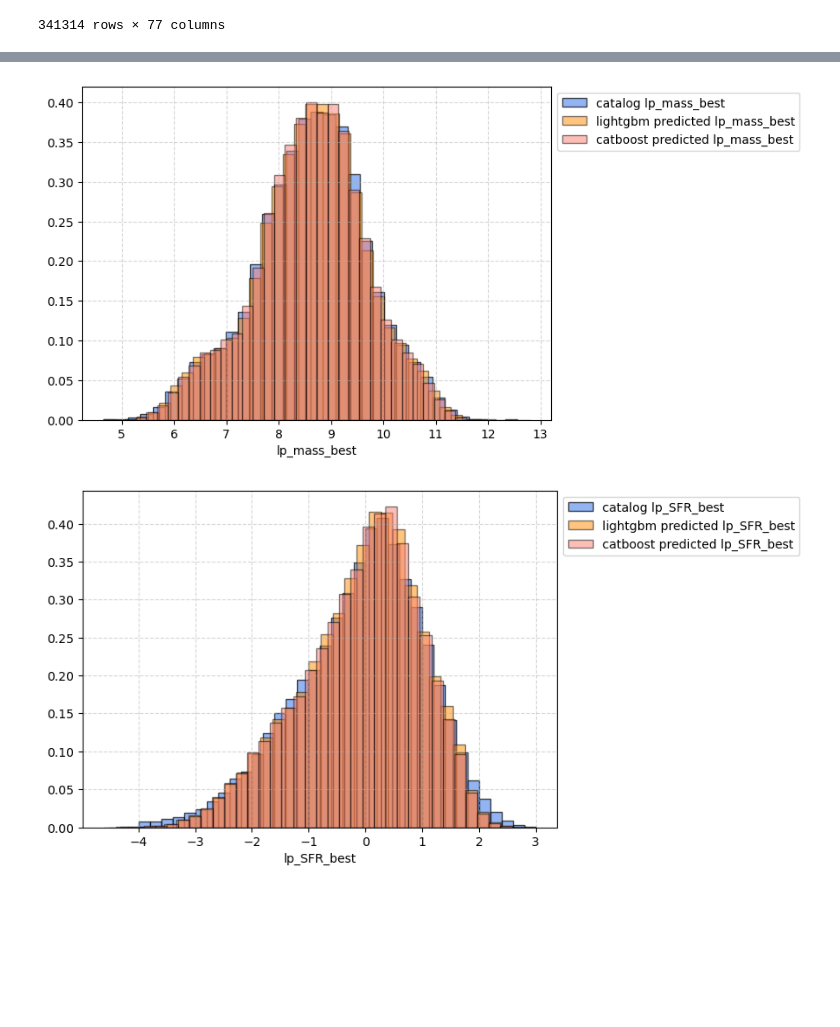
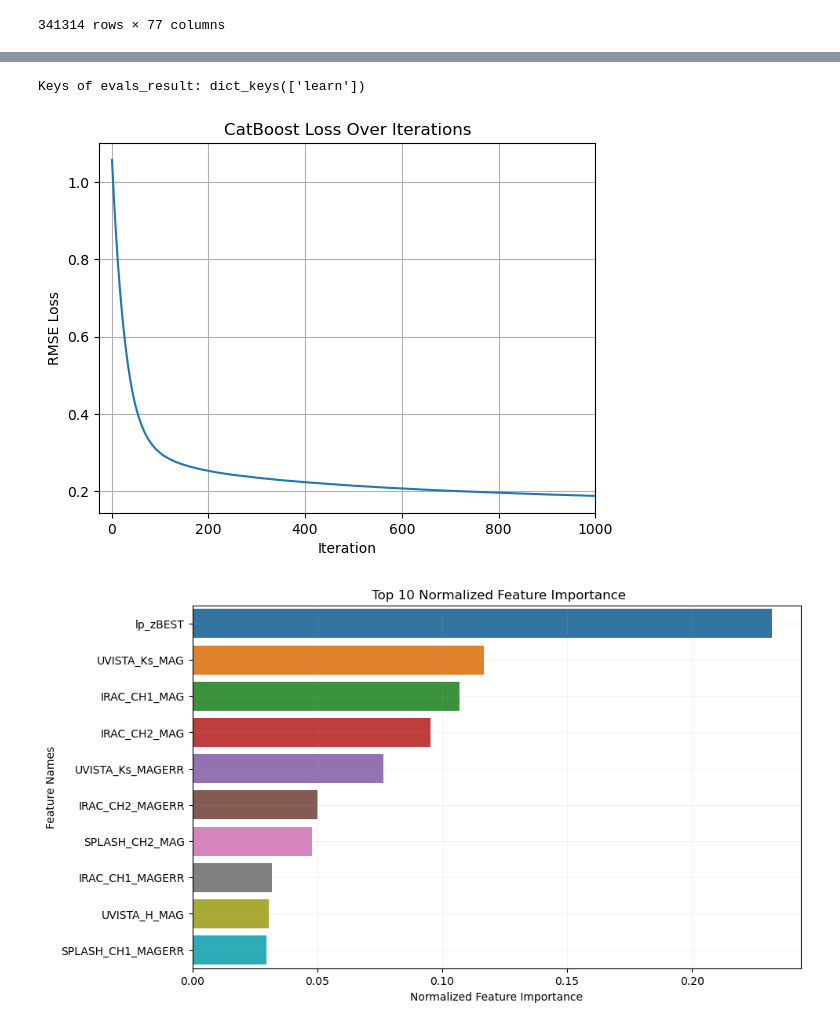
Before and after one commit to pedromaltaf/MLproject, a Jupyter notebook: ML_regression.ipynb, the cells around one changed output, grey strips where cells are left out. Drawn from its saved outputs; the diff is of its cells as text; code cells hidden in the pictures; blank space fills up the shorter version.

```diff
--- a/ML_regression.ipynb
+++ b/ML_regression.ipynb
@@ -153,16 +173,65 @@ pred_df
 58024 rows × 4 columns
-# %%
-colors = ['cornflowerblue', 'darkorange', 'salmon']
-
-for i, label in enumerate(labels):
-    fig_hist, ax = plt.subplots(figsize=(7, 5))
-    ax.hist(y_val[label], 35, facecolor=colors[0], edgecolor='black', alpha=0.7, label='catalog {}'.format(label), density=True)
-    ax.hist(pred_df['lightgbm_{}'.format(label)], 35, facecolor=colors[1], edgecolor='black', alpha=0.5, label='lightgbm predicted {}'.format(label), density=True)
-    ax.hist(pred_df['catboost_{}'.format(label)], 35, facecolor=colors[2], edgecolor='black', alpha=0.5, label='catboost predicted {}'.format(label), density=True)
-    ax.grid(True, linestyle='--', alpha=0.5)
-    ax.set_xlabel(label)
-    ax.legend(loc='upper left', bbox_to_anchor=(1, 1))
-    plt.show()
-# %% [output]
-[figure, removed]
-[figure, removed]
+# %%
+# Extract the loss values from the CatBoostRegressor
+if isinstance(regressor.estimators_[0], CatBoostRegressor):
+    evals_result = regressor.estimators_[0].evals_result_
+
+    # Print the keys of evals_result to inspect its structure
+    print("Keys of evals_result:", evals_result.keys())
+
+    # Assuming the structure is evals_result_['learn'] or evals_result_['validation']
+    if 'validation' in evals_result:
+        loss_values = evals_result['validation']['RMSE']
+    elif 'learn' in evals_result:
+        loss_values = evals_result['learn']['RMSE']
+    else:
+        raise KeyError("Could not find 'validation' or 'learn' in evals_result")
+
+    # Plot CatBoost loss values
+    plt.plot(np.arange(1, len(loss_values) + 1), loss_values)
+    plt.xlabel('Iteration')
+    plt.ylabel('RMSE Loss')
+    plt.title('CatBoost Loss Over Iterations')
+    plt.grid()
+    plt.xlim(-25, 1000)
+    plt.show()
+# %% [output]
+Keys of evals_result: dict_keys(['learn'])
+[figure, added]
+# %%
+#features importances
+
+def plot_feature_importance(importance, names):
+
+    feature_importance = np.array(importance)
+    feature_names = np.array(names)
+
+    # Normalize feature importance values
+    normalized_importance = feature_importance / feature_importance.sum()
+
+    # Create a DataFrame using a Dictionary
+    data = {'feature_names': feature_names, 'feature_importance': normalized_importance}
+    fi_df = pd.DataFrame(data)
+
+    # Sort the DataFrame in order decreasing feature importance
+    fi_df.sort_values(by=['feature_importance'], ascending=False, inplace=True)
+
+    # Select only the top 10 features
+    top_10_features = fi_df.head(10)
+
+    # Define size of bar plot
+    plt.figure(figsize=(10, 6))
+    # Plot Seaborn bar chart
+    sns.barplot(x=top_10_features['feature_importance'], y=top_10_features['feature_names'])
+    # Add chart labels
+    plt.title(' Top 10 Normalized Feature Importance')
+    plt.xlabel('Normalized Feature Importance')
+    plt.ylabel('Feature Names')
+
+features_importances = regressor.estimators_[0].feature_importances_
+names = X_train.columns
+
+plot_feature_importance(features_importances, names)
+plt.grid(True,alpha=0.15)
+# %% [output]
+[figure, added]
```
Also changed, not shown: parts of 15 cells of this notebook.
